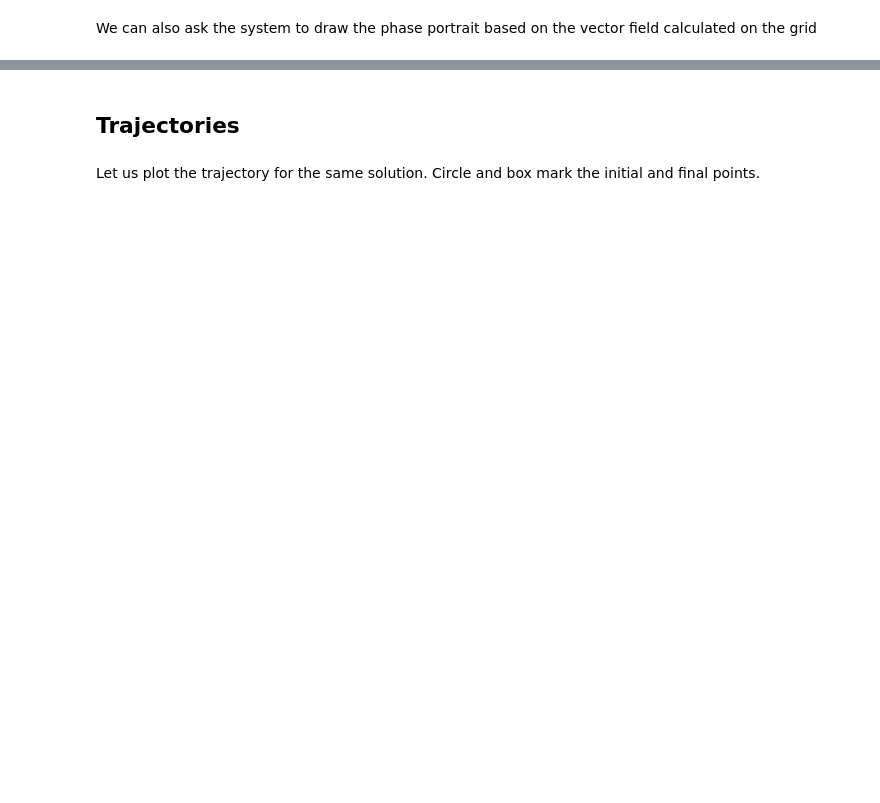
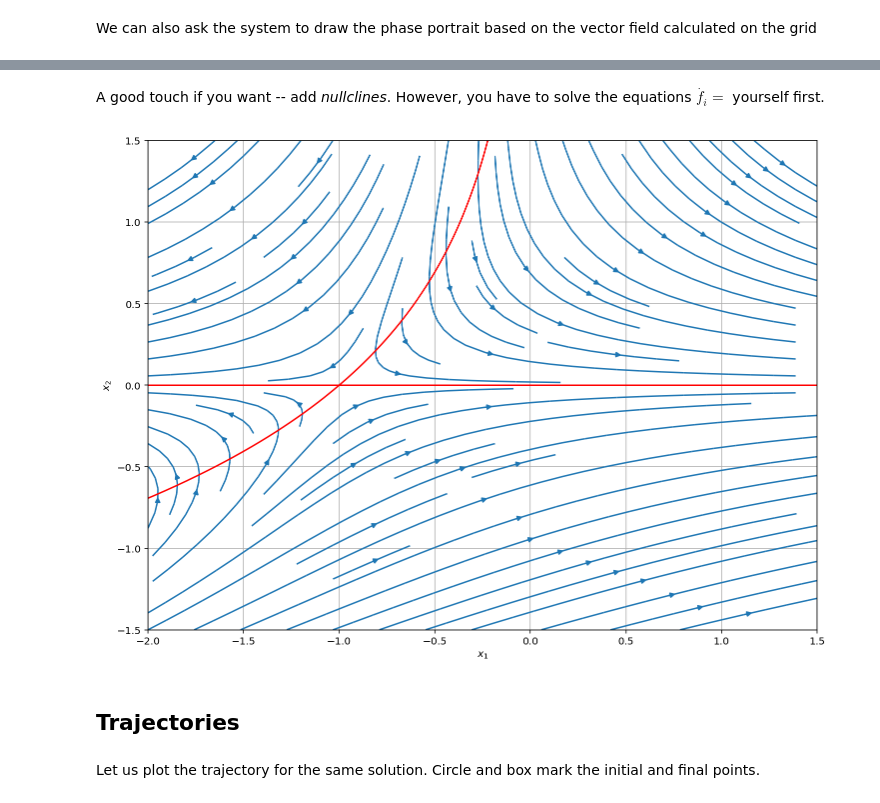
Before and after one commit to fedxa/PHYS30471, a Jupyter notebook: ODE_2D.ipynb, the cells around one changed output, grey strips where cells are left out. Cells and saved outputs as stored; diff of their text form; code cells hidden in the pictures; blank space fills up the shorter version.

Commit message:
Added nullclines example

```diff
--- a/ODE_2D.ipynb
+++ b/ODE_2D.ipynb
@@ -118,3 +146,15 @@ ax2.grid()
+# %% [markdown]
+A good touch if you want -- add _nullclines_. However, you have to solve the equations $\dot{f_i}=$ yourself first.
+# %%
+# nullcline dot(x_2)=0: x_2=0
+ax2.plot(x1range, np.zeros_like(x1range), color="red")
+# nullcline dot(x1)=0: x_1=-exp(-x_2)
+ax2.plot(-np.exp(-x2range), x2range, color="red")
+ax2.set_xlim(-2,1.5)
+
+fig2
+# %% [output]
+[figure, added]
 # %% [markdown]
 ## Trajectories
 # %% [markdown]
```
Also changed, not shown: parts of 8 cells of this notebook, 1 other file.
